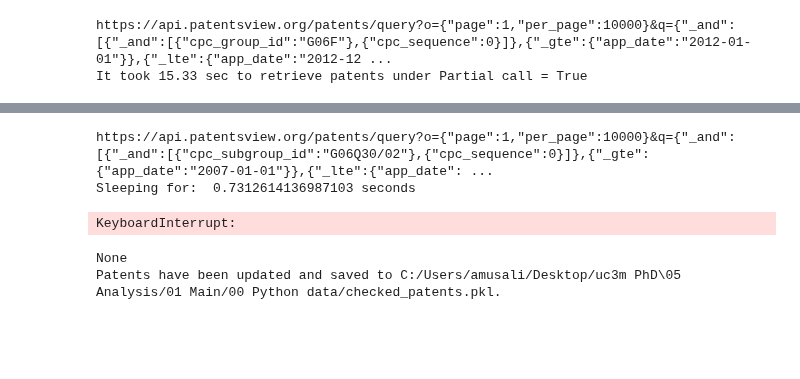
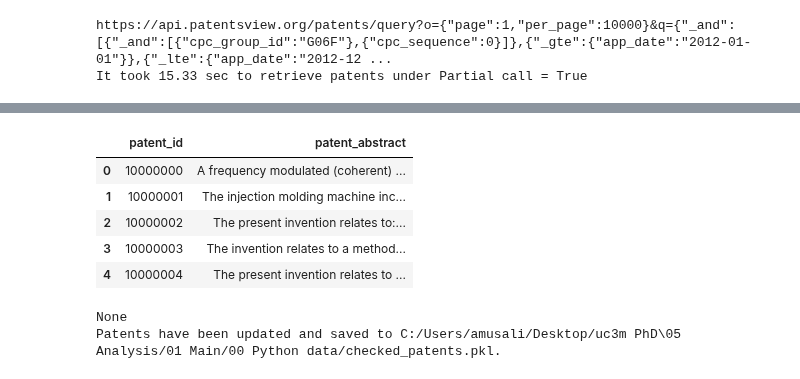
Before and after one commit to amusali/bert_for_patents, a Jupyter notebook: 05 Analysis/01 Main/BERT - try.ipynb, the cells around one changed output, grey strips where cells are left out. Cells and saved outputs as stored; diff of their text form; code cells hidden in the pictures; blank space fills up the shorter version.

```diff
--- a/05 Analysis/01 Main/BERT - try.ipynb
+++ b/05 Analysis/01 Main/BERT - try.ipynb
@@ -274,12 +39,0 @@ KeyboardInterrupt:
-# %%
-import api.find_similar_patents as fsp
-importlib.reload(fsp)
-patent = x[0][7]
-closest, cs, eu = fsp.find_closest_patent(patent, group_only=False, batch_size=32, filter_tfidf=True)
-patent.closest_patent = closest
-patent.euclidean_distance_to_closest_patent = eu
-patent.cosine_similarity_with_closest_patent = cs
-# %% [output]
-https://api.patentsview.org/patents/query?o={"page":1,"per_page":10000}&q={"_and":[{"_and":[{"cpc_subgroup_id":"G06Q30/02"},{"cpc_sequence":0}]},{"_gte":{"app_date":"2007-01-01"}},{"_lte":{"app_date": ...
-Sleeping for:  0.7312614136987103 seconds
-KeyboardInterrupt:
@@ -313,3 +53,25 @@ loaded = apipat.load_patents()
+# %%
+from zipfile import ZipFile
+from urllib.request import urlopen
+from io import BytesIO
+import duckdb
+
+con = duckdb.connect(database=':memory:')
+def zipfile_from_url(filename: str, zipped_url: str):
+    """Open file from remote ZIP archive."""
+    with urlopen(zipped_url) as remote:
+        with ZipFile(BytesIO(remote.read())) as file:
+            return file.open(filename)
+
+remote_table = zipfile_from_url("g_patent_abstract.tsv", "https://s3.amazonaws.com/data.patentsview.org/download/g_patent_abstract.tsv.zip")
+con.read_csv(remote_table, delimiter='\t', dtype=["string"]*2).limit(5).df()
+# %% [output]
+|  | patent_id | patent_abstract |
+| 0 | 10000000 | A frequency modulated (coherent) ... |
+| 1 | 10000001 | The injection molding machine inc... |
+| 2 | 10000002 | The present invention relates to:... |
+| 3 | 10000003 | The invention relates to a method... |
+| 4 | 10000004 | The present invention relates to ... |
 # %%
 import api.patent as apipat
 importlib.reload(apipat)
```
Also changed, not shown: parts of 19 cells of this notebook, 16 other files.
